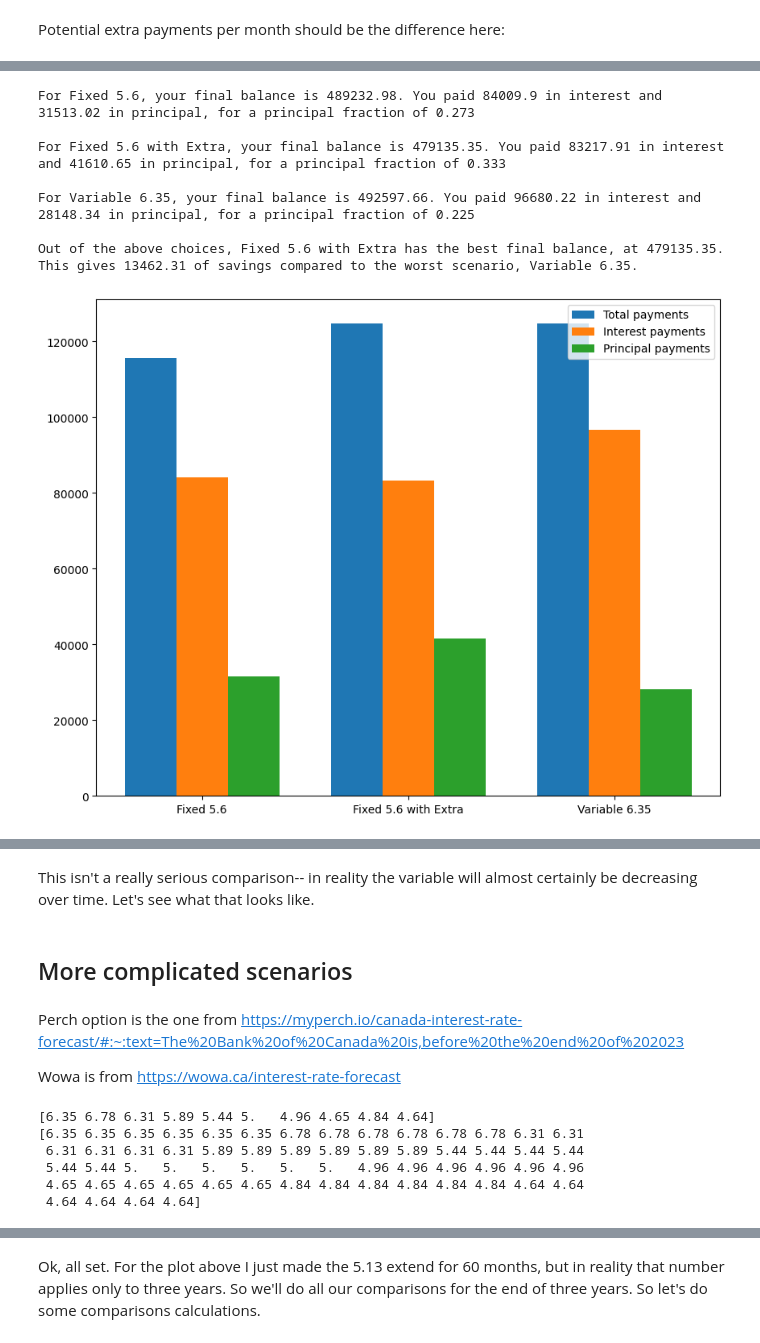
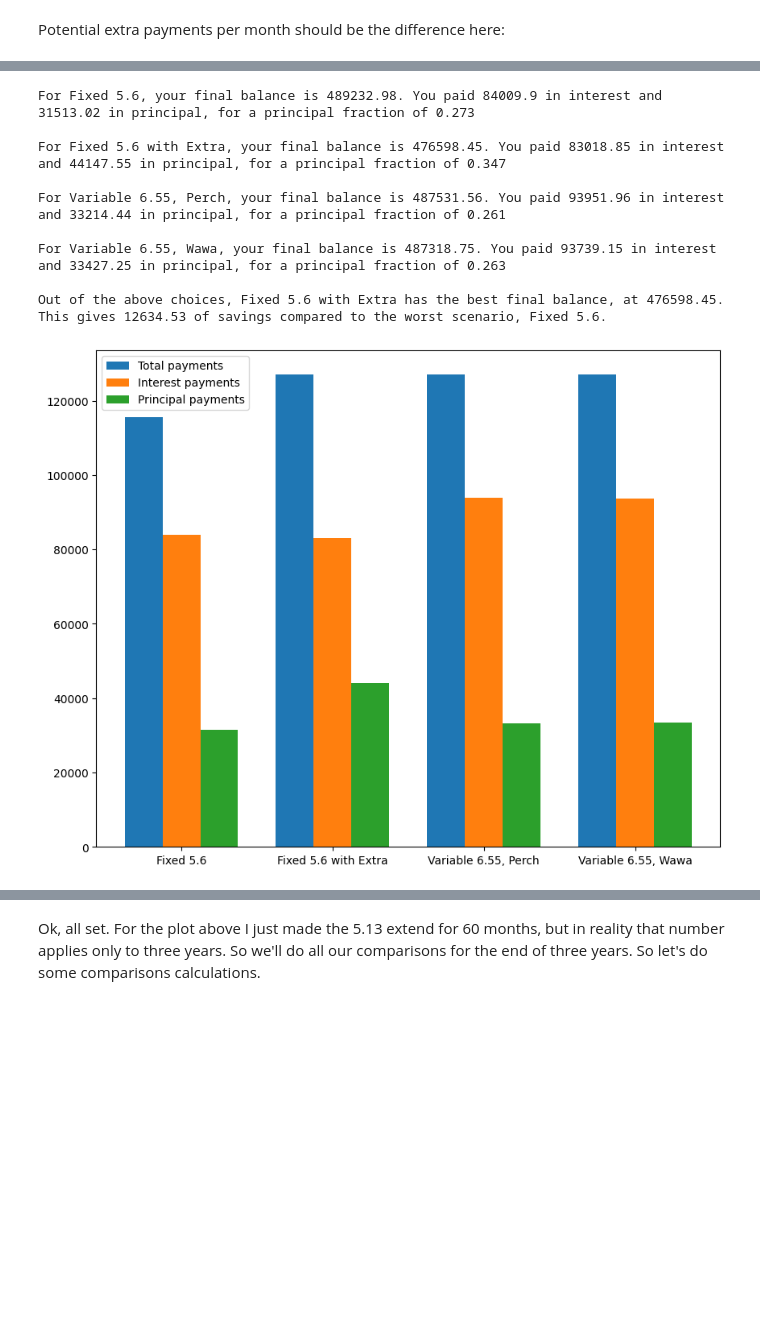
Before and after one commit to mswiatlo/mortgagecalc, a Jupyter notebook: compare_rates_july2023.ipynb, the cells around one changed output, grey strips where cells are left out. Saved outputs shown, nothing was run; the diff lists cells and outputs as text; code cells hidden in the pictures; blank space fills up the shorter version.

Commit message:
update with latest options

```diff
--- a/compare_rates_july2023.ipynb
+++ b/compare_rates_july2023.ipynb
@@ -48,6 +92,12 @@ fixed = ct.generate_flat(fixed_rate)
+# %%
+fixed_3y = ct.generate_flat(fixed_rate_3y)
 # %%
-output_fixed = ct.calculate_monthly_amortization(balance, fixed, amort, 3, variable = False)
-output_fixed_extra = ct.calculate_monthly_amortization(balance, fixed, amort, 3, extra_payments = extra)
-output_variable = ct.calculate_monthly_amortization(balance, variable_base, amort, 5, variable = True)
+output_fixed_3y = ct.calculate_monthly_amortization(balance, fixed_3y, amort, 3, variable = False)
+output_fixed_extra_3y = ct.calculate_monthly_amortization(balance, fixed_3y, amort, 3, extra_payments = extra_3y)
+# %%
+output_perch = ct.calculate_monthly_amortization(balance, perch_rates, amort, 5, variable = True)
+output_perch_reduced = ct.reduce_output(output_perch, 36)
+output_wawa = ct.calculate_monthly_amortization(balance, wowa_rates, amort, 5, variable = True)
+output_wawa_reduced = ct.reduce_output(output_wawa, 36)
 # %% [markdown]
 Magic! The hard part is done. Let's do some comparisons now.
@@ -63 +104,4 @@ basic_labels = ['Fixed 5.6', 'Fixed 5.6 with Extra', 'Variable 6.35']
+# %%
+comparison_3y = [output_fixed_3y, output_fixed_extra_3y, output_perch_reduced, output_wawa_reduced]
+labels_3y = [f'Fixed {fixed_rate_3y}', f'Fixed {fixed_rate_3y} with Extra', 'Variable 6.55, Perch', 'Variable 6.55, Wawa']
 # %%
@@ -71,11 +115,13 @@ ct.make_plots_vs_time(basic_comparison, basic_labels)
 # %%
-ct.make_summary(basic_comparison, basic_labels)
+ct.make_summary(comparison_3y, labels_3y)
 # %% [output]
 For Fixed 5.6, your final balance is 489232.98. You paid 84009.9 in interest and 31513.02 in principal, for a principal fraction of 0.273
 
-For Fixed 5.6 with Extra, your final balance is 479135.35. You paid 83217.91 in interest and 41610.65 in principal, for a principal fraction of 0.333
+For Fixed 5.6 with Extra, your final balance is 476598.45. You paid 83018.85 in interest and 44147.55 in principal, for a principal fraction of 0.347
 
-For Variable 6.35, your final balance is 492597.66. You paid 96680.22 in interest and 28148.34 in principal, for a principal fraction of 0.225
+For Variable 6.55, Perch, your final balance is 487531.56. You paid 93951.96 in interest and 33214.44 in principal, for a principal fraction of 0.261
 
-Out of the above choices, Fixed 5.6 with Extra has the best final balance, at 479135.35. This gives 13462.31 of savings compared to the worst scenario, Variable 6.35.
+For Variable 6.55, Wawa, your final balance is 487318.75. You paid 93739.15 in interest and 33427.25 in principal, for a principal fraction of 0.263
+
+Out of the above choices, Fixed 5.6 with Extra has the best final balance, at 476598.45. This gives 12634.53 of savings compared to the worst scenario, Fixed 5.6.
-[figure, old version]
+[figure, new version]
@@ -84,32 +129,0 @@ Out of the above choices, Fixed 5.6 with Extra has the best final balance, at 47
-# %% [markdown]
-This isn't a really serious comparison-- in reality the variable will almost certainly be decreasing over time. Let's see what that looks like.
-# %% [markdown]
-## More complicated scenarios
-# %% [markdown]
-Perch option is the one from https://myperch.io/canada-interest-rate-forecast/#:~:text=The%20Bank%20of%20Canada%20is,before%20the%20end%20of%202023
-
-Wowa is from https://wowa.ca/interest-rate-forecast
-# %%
-perch = [5.66, 6.09, 5.62, 5.2, 4.75, 4.31, 4.27, 3.96, 4.15, 3.95] + np.ones(10) * 0.69
-perch_rates = np.concatenate([ct.generate_flat(perch_rate, 6) for perch_rate in perch])
-print(perch)
-print(perch_rates)
-# 2023-06-30	5.66%
-# 2023-12-31	6.09%
-# 2024-06-30	5.62%
-# 2024-12-31	5.20%
-# 2025-06-30	4.75%
-# 2025-12-31	4.31%
-# 2026-06-30	4.27%
-# 2026-12-31	3.96%
-# 2027-06-30	4.15%
-# 2027-12-31	3.95%
-# 2028-06-30	4.28%
-# 2028-12-31	4.19%
-# %% [output]
-[6.35 6.78 6.31 5.89 5.44 5.   4.96 4.65 4.84 4.64]
-[6.35 6.35 6.35 6.35 6.35 6.35 6.78 6.78 6.78 6.78 6.78 6.78 6.31 6.31
- 6.31 6.31 6.31 6.31 5.89 5.89 5.89 5.89 5.89 5.89 5.44 5.44 5.44 5.44
- 5.44 5.44 5.   5.   5.   5.   5.   5.   4.96 4.96 4.96 4.96 4.96 4.96
- 4.65 4.65 4.65 4.65 4.65 4.65 4.84 4.84 4.84 4.84 4.84 4.84 4.64 4.64
- 4.64 4.64 4.64 4.64]
```
Also changed, not shown: parts of 41 cells of this notebook.
